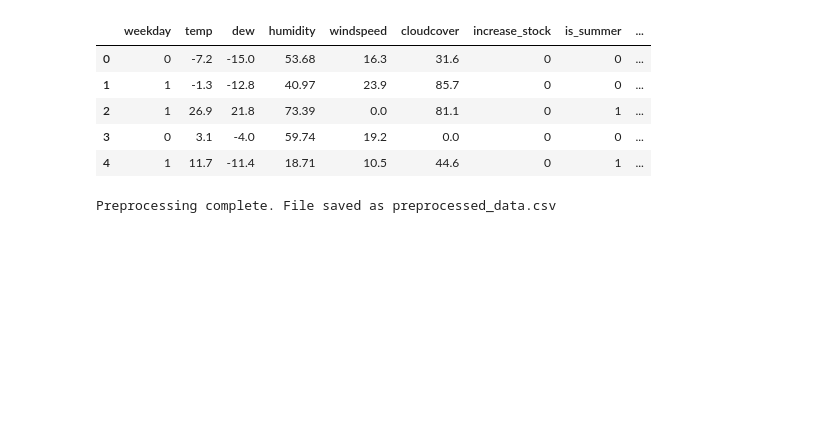
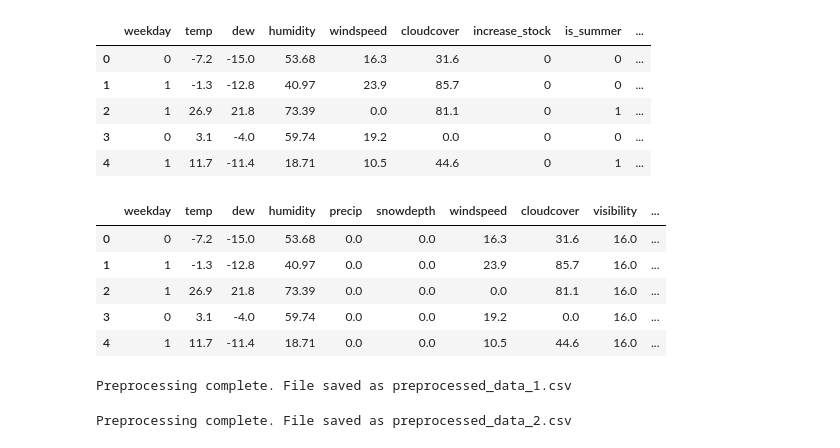
Before and after one commit to alexandersundquist/SML-Project, a Jupyter notebook: pre_processing.ipynb, the cells around one changed output. Saved outputs shown, nothing was run; the diff lists cells and outputs as text; code cells hidden in the pictures; blank space fills up the shorter version.

```diff
--- a/pre_processing.ipynb
+++ b/pre_processing.ipynb
@@ -52 +41,24 @@ new_data = pre_processing(data)
+# %%
+def pre_processing_2(data):
+    # Make copy of dataset
+    data_processed = data.copy()
+
+    # Create new summertime feature
+    data_processed['is_summer'] = ((data_processed['month'] >= 3) & (data_processed['month'] <= 11)).astype(int)
+
+    # Normalize calendar data using cosine encoding
+    data_processed = cyclical_encoding(data_processed, 'day_of_week', 7)
+    data_processed = cyclical_encoding(data_processed, 'hour_of_day', 24)
+    data_processed = cyclical_encoding(data_processed, 'month', 12)
+
+    # Give target feature numerical values
+    data_processed['increase_stock'] = data_processed['increase_stock'].replace({'high_bike_demand': 1, 'low_bike_demand': 0})
+
+    # Drop columns
+    data_processed = data_processed.drop(columns=['holiday', 'snow', 'summertime'])
+
+    return data_processed
+# %%
+new_data_1 = pre_processing_1(data)
+new_data_2 = pre_processing_2(data)
 # %%
@@ -58,10 +70,24 @@ new_data.head()
 | 2 | 1 | 26.9 | 21.8 | 73.39 | 0.0 | 81.1 | 0 | 1 | ... |
 | 3 | 0 | 3.1 | -4.0 | 59.74 | 19.2 | 0.0 | 0 | 0 | ... |
 | 4 | 1 | 11.7 | -11.4 | 18.71 | 10.5 | 44.6 | 0 | 1 | ... |
+# %%
+new_data_2.head()
+# %% [output]
+|  | weekday | temp | dew | humidity | precip | snowdepth | windspeed | cloudcover | visibility | ... |
+| 0 | 0 | -7.2 | -15.0 | 53.68 | 0.0 | 0.0 | 16.3 | 31.6 | 16.0 | ... |
+| 1 | 1 | -1.3 | -12.8 | 40.97 | 0.0 | 0.0 | 23.9 | 85.7 | 16.0 | ... |
+| 2 | 1 | 26.9 | 21.8 | 73.39 | 0.0 | 0.0 | 0.0 | 81.1 | 16.0 | ... |
+| 3 | 0 | 3.1 | -4.0 | 59.74 | 0.0 | 0.0 | 19.2 | 0.0 | 16.0 | ... |
+| 4 | 1 | 11.7 | -11.4 | 18.71 | 0.0 | 0.0 | 10.5 | 44.6 | 16.0 | ... |
 # %%
 # Save the processed data
-new_data.to_csv("preprocessed_data.csv", index=False)
+new_data_1.to_csv("preprocessed_data_1.csv", index=False)
 
-print("Preprocessing complete. File saved as preprocessed_data.csv")
+print("Preprocessing complete. File saved as preprocessed_data_1.csv")
 # %% [output]
-Preprocessing complete. File saved as preprocessed_data.csv
+Preprocessing complete. File saved as preprocessed_data_1.csv
+# %%
+new_data_2.to_csv("preprocessed_data_2.csv", index=False)
+print("Preprocessing complete. File saved as preprocessed_data_2.csv")
+# %% [output]
+Preprocessing complete. File saved as preprocessed_data_2.csv
```
Also changed, not shown: parts of 3 cells of this notebook, 4 other files.
